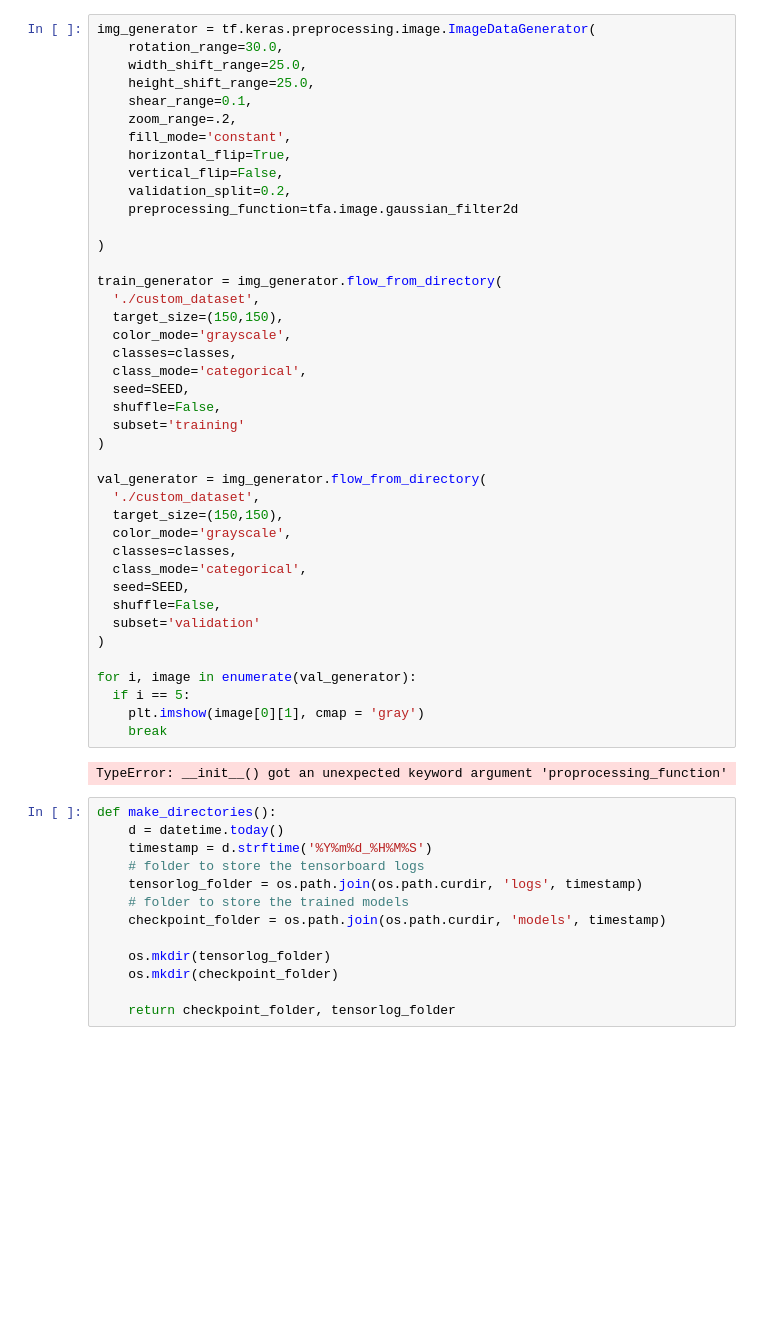
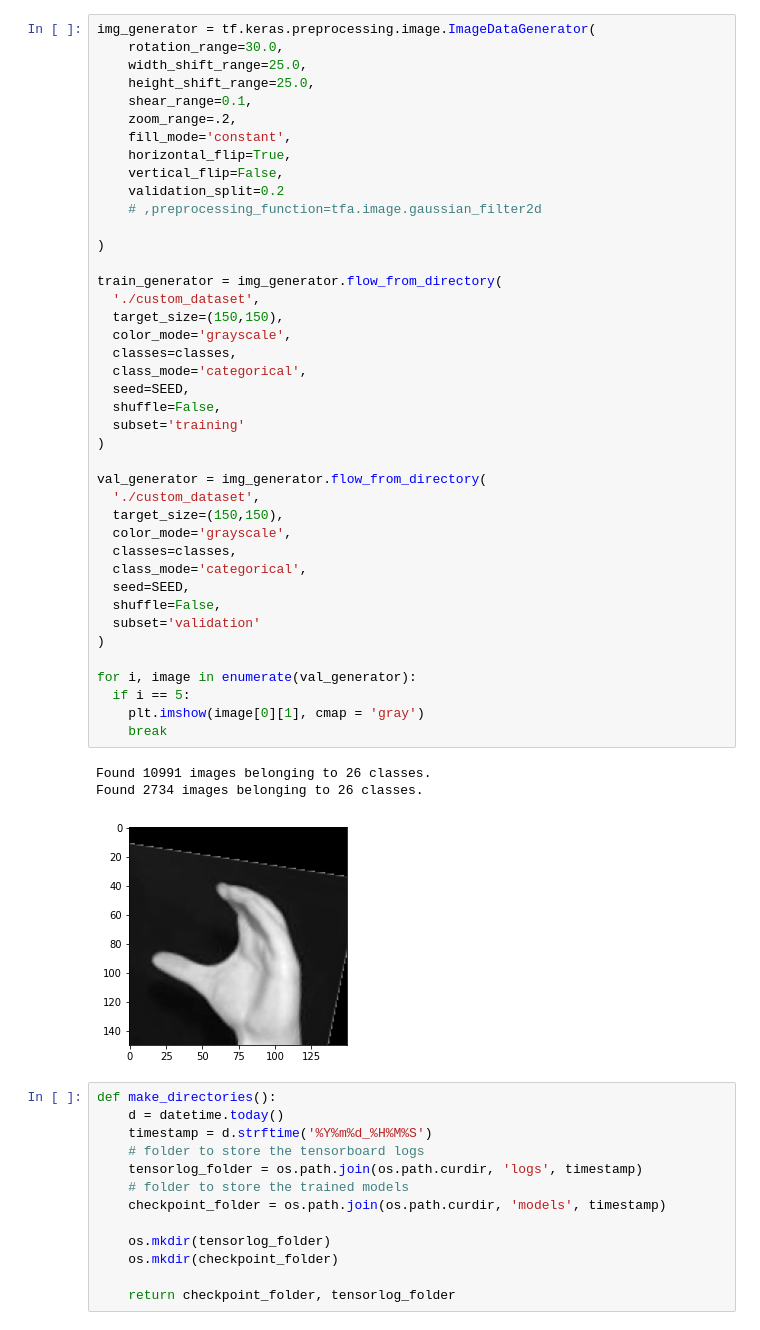
Before and after one commit to Logan-Rose/ASL-transcriber, a Jupyter notebook: new_classifier.ipynb, the cells around one changed output. Cells and saved outputs as stored; diff of their text form; blank space fills up the shorter version.

```diff
--- a/new_classifier.ipynb
+++ b/new_classifier.ipynb
@@ -52,39 +59,41 @@ img_generator = tf.keras.preprocessing.image.ImageDataGenerator(
     fill_mode='constant',
     horizontal_flip=True,
     vertical_flip=False,
-    validation_split=0.2,
-    preprocessing_function=tfa.image.gaussian_filter2d
+    validation_split=0.2
+    # ,preprocessing_function=tfa.image.gaussian_filter2d
 
 )
 
 train_generator = img_generator.flow_from_directory(
   './custom_dataset',
   target_size=(150,150),
   color_mode='grayscale',
   classes=classes,
   class_mode='categorical',
   seed=SEED,
   shuffle=False,
   subset='training'
 )
 
 val_generator = img_generator.flow_from_directory(
   './custom_dataset',
   target_size=(150,150),
   color_mode='grayscale',
   classes=classes,
   class_mode='categorical',
   seed=SEED,
   shuffle=False,
   subset='validation'
 )
 
 for i, image in enumerate(val_generator):
   if i == 5:
     plt.imshow(image[0][1], cmap = 'gray')
     break
 # %% [output]
-TypeError: __init__() got an unexpected keyword argument 'proprocessing_function'
+Found 10991 images belonging to 26 classes.
+Found 2734 images belonging to 26 classes.
+[figure, added]
 # %%
 def make_directories():
     d = datetime.today()
```
Also changed, not shown: parts of 4 cells of this notebook, 37 other files.
